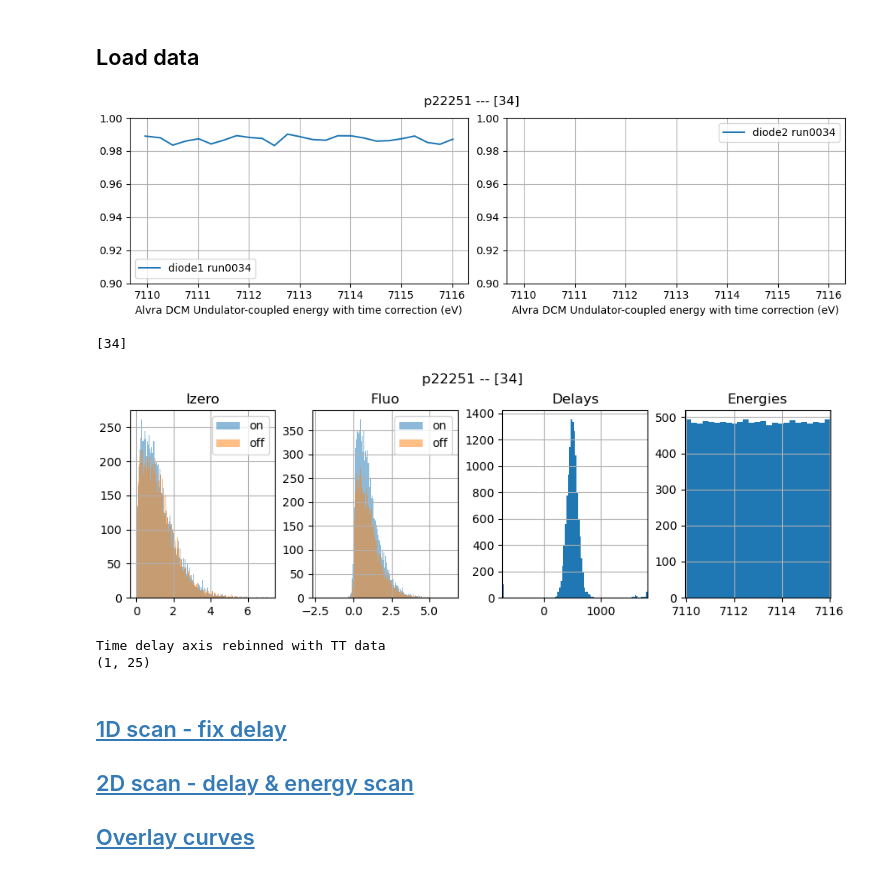
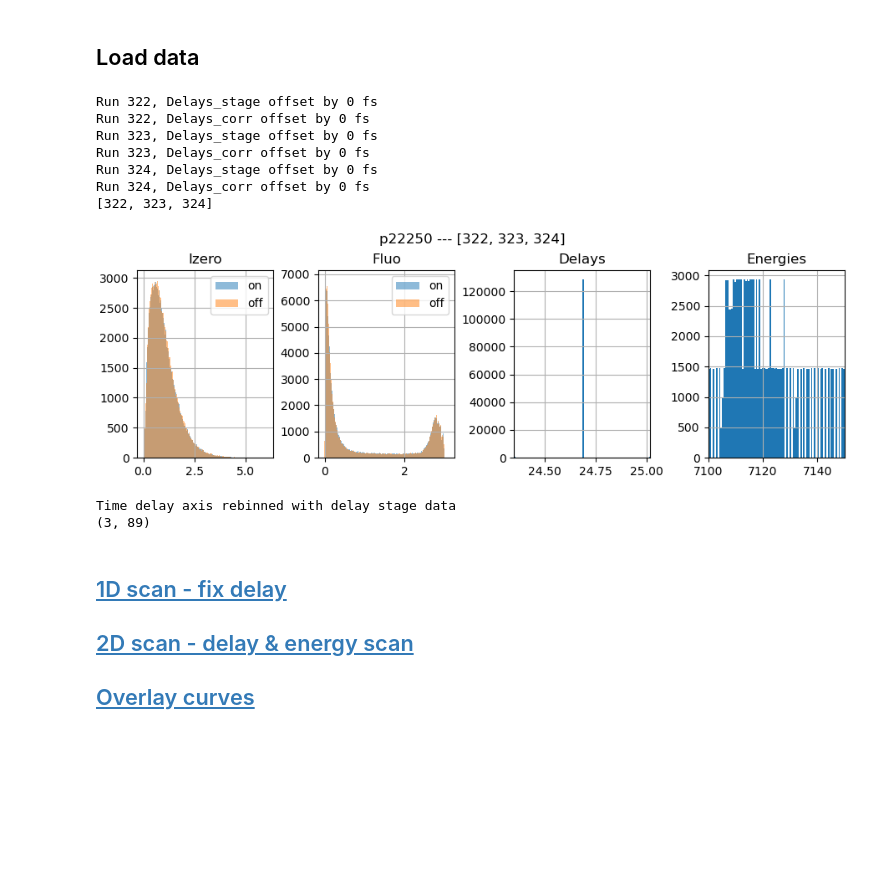
Before and after one commit to paulscherrerinstitute/alvra_beamline_scripts, a Jupyter notebook: Plotting_XANES.ipynb, the cells around one changed output. Cells and saved outputs as stored; diff of their text form; code cells hidden in the pictures; blank space fills up the shorter version.

```diff
--- a/Plotting_XANES.ipynb
+++ b/Plotting_XANES.ipynb
@@ -29,48 +20,70 @@ Loaddir = '/sf/alvra/data/{}/work/Reduced_data/{}/'.format(pgroup, Loaddir_name)
+# %%
+pgroup = 'p22250'
+Loaddir_name = ''
+
+#runlist = np.arange(41, 45)
+#runlist = [205,206,207,208,209,210,211,212,213,214,215,216,217,218,219,220,221,222,223,224,227,228,229,230,231,232,233,234,235,236,237,238,239,240,241,242,243,244,245,246]
+runlist = [322,323,324]
+t0_offsets = [0]*len(runlist)
+#t0_offsets = offset #[0]*len(runlist)
+#t0_offsets = t0_offsets #[0]*len(runlist)     # old, not to be used
+
+##############################################
+Loaddir = '/sf/alvra/data/{}/work/Reduced_data/{}/'.format(pgroup, Loaddir_name)
+#Loaddir = '/sf/alvra/data/{}/work/Reduced_data/{}/'.format(pgroup, Loaddir_name)
 # %%
-Plot_correlations_scan(pgroup, Loaddir, runlist, timescan=False, lowlim = 0.90)
-#Plot_scan_2diodes(pgroup, Loaddir, runlist, timescan=False)
+#Plot_correlations_scan(pgroup, Loaddir, runlist, path='raw', timescan=False, lowlim = 0.90)
+#Plot_scan_2diodes(pgroup, Loaddir, runlist, path='raw', timescan=False)
+#t0_offsets
-# %% [output]
-[figure, removed]
 # %%
 average_twodiodes = False
-withTT = True
+withTT = False
 
-switch_diodes = False
+switch_diodes = True   #False #False for Diode 1, True for diode 2
+
 ##############################################
 Loaddir = '/sf/alvra/data/{}/work/Reduced_data/{}/'.format(pgroup, Loaddir_name)
+#Loaddir = '/sf/alvra/data/{}/work/Reduced_data/{}/'.format(pgroup, Loaddir_name)
+#firstrun = glob.glob('/sf/alvra/data/{}/raw/*{:04d}*/meta/scan.json'.format(pgroup, runlist[0]))[0]
 firstrun = glob.glob('/sf/alvra/data/{}/raw/*{:04d}*/meta/scan.json'.format(pgroup, runlist[0]))[0]
 from sfdata import SFScanInfo
 scan = SFScanInfo(firstrun)
 
 data = {}
 globals().update(data)
 
-data, titlestring_stack = load_reduced_data(pgroup, Loaddir, runlist, average_twodiodes, switch_diodes)
-#data, titlestring_stack = load_reduced_data_offset(pgroup, Loaddir, runlist, t0_offsets, average_twodiodes, switch_diodes)
+#data, titlestring_stack = load_reduced_data(pgroup, Loaddir, runlist, average_twodiodes, switch_diodes)
+data, titlestring_stack = load_reduced_data_offset(pgroup, Loaddir, runlist, t0_offsets, average_twodiodes, switch_diodes)
 #data, titlestring_stack = load_reduced_data_noPair(pgroup, Loaddir, runlist, average_twodiodes)
 
 globals().update(data)
 print (runlist)
 #print ('{} scan(s), {laser.delay.pumpprobe} total on/off shots'.format(len(runlist), len(pump_1)))
 
 Plot_reduced_data(data, scan, titlestring_stack, withTT)
 
 pump_1       = np.asarray(pump_1)
 unpump_1     = np.asarray(unpump_1)
 Izero_pump   = np.asarray(Izero_pump)
 Izero_unpump = np.asarray(Izero_unpump)
 Delays_stage = np.asarray(Delays_stage)
 arrTimes     = np.asarray(arrTimes)
 energy       = np.asarray(energy)
 Delays_corr  = np.asarray(Delays_corr)
 readbacks    = np.asarray(readbacks, dtype=object)
 
 print (np.shape(readbacks))
 # %% [output]
-[34]
+Run 322, Delays_stage offset by 0 fs
+Run 322, Delays_corr offset by 0 fs
+Run 323, Delays_stage offset by 0 fs
+Run 323, Delays_corr offset by 0 fs
+Run 324, Delays_stage offset by 0 fs
+Run 324, Delays_corr offset by 0 fs
+[322, 323, 324]
-[figure, old version]
+[figure, new version]
-Time delay axis rebinned with TT data
-(1, 25)
+Time delay axis rebinned with delay stage data
+(3, 89)
 # %% [markdown]
 ## [1D scan - fix delay](#1D-scan)
 ## [2D scan - delay & energy scan](#2D-scan)
```
Also changed, not shown: parts of 30 cells of this notebook, 11 other files.
